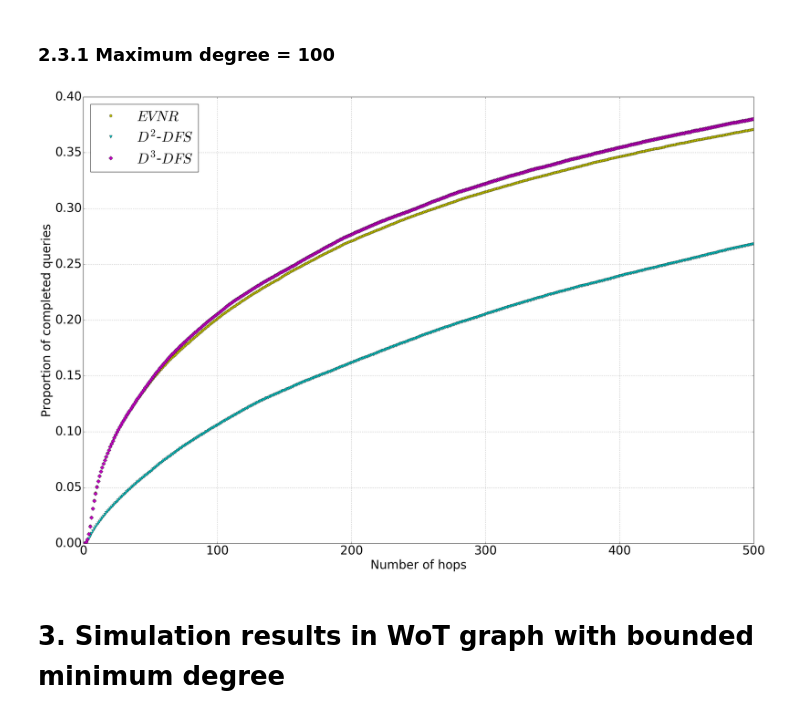
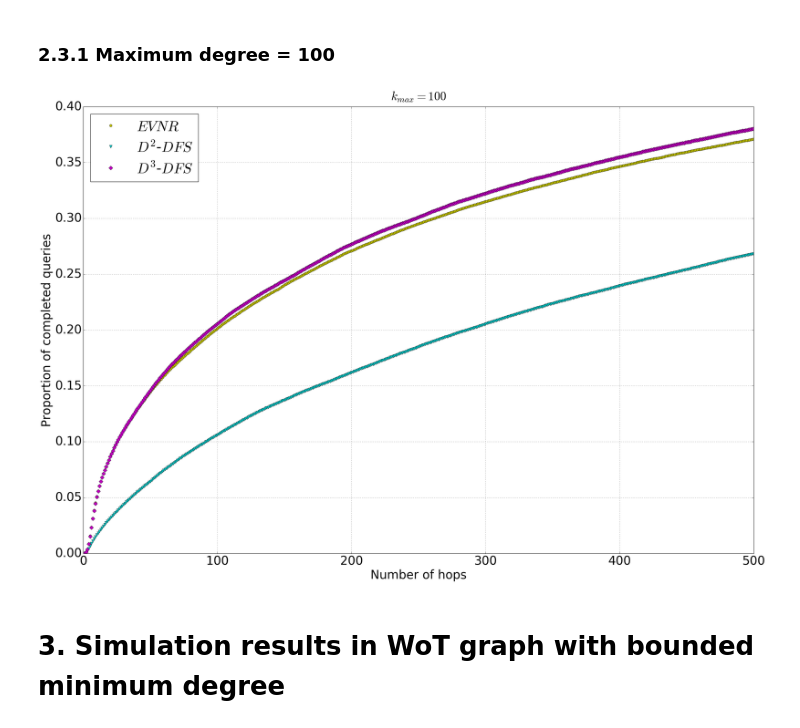
Before and after one commit to akiratk0355/navigable-network-analysis, a Jupyter notebook: wot_routing_simulations.ipynb, the cells around one changed output. Cells and saved outputs as stored; diff of their text form; code cells hidden in the pictures.

```diff
--- a/wot_routing_simulations.ipynb
+++ b/wot_routing_simulations.ipynb
@@ -158,34 +159,35 @@ plt.show()
 maxdeg = 100
 evnr_hist = np.sort(np.genfromtxt("data/stats/EVNR_hist_100clip.csv", delimiter=',',
                     dtype=[('hop','i8'),
                            ('succ', 'f8')]),
               order='hop')
 d2dfs_hist = np.sort(np.genfromtxt("data/stats/D2DFS_hist_100clip.csv", delimiter=',',
                     dtype=[('hop','i8'),
                            ('succ', 'f8')]),
               order='hop')
 d3dfs_hist = np.sort(np.genfromtxt("data/stats/D3DFS_hist_100clip.csv", delimiter=',',
                     dtype=[('hop','i8'),
                            ('succ', 'f8')]),
               order='hop')
 histlist = [evnr_hist, d2dfs_hist, d3dfs_hist]
 for h in histlist:
     pre = 0
     for i, succ in enumerate(h['succ']):
         h['succ'][i] = pre = pre + h['succ'][i]
 plt.plot(evnr_hist['hop'], evnr_hist['succ'], 'yh', label='$EVNR$', markersize=7)
 plt.plot(d2dfs_hist['hop'], d2dfs_hist['succ'], 'cv', label='$D^2$-$DFS$', markersize=7)
 plt.plot(d3dfs_hist['hop'], d3dfs_hist['succ'], 'mD', label='$D^3$-$DFS$', markersize=7)
 plt.grid(True)
 plt.plot()
+plt.title("$k_{max}=%d$" % maxdeg, y=1.01)
 plt.xlabel("Number of hops")
 plt.ylabel("Proportion of completed queries")
 plt.ylim(0,0.4)
 plt.legend(loc='upper left')
 plt.savefig("fig/cml_%dclip.eps" % maxdeg)
 plt.show()
 # %% [output]
-[figure, old version]
+[figure, new version]
 # %% [markdown]
 # 3. Simulation results in WoT graph with bounded minimum degree
 # %%
```
Also changed, not shown: parts of 1 cell of this notebook.
